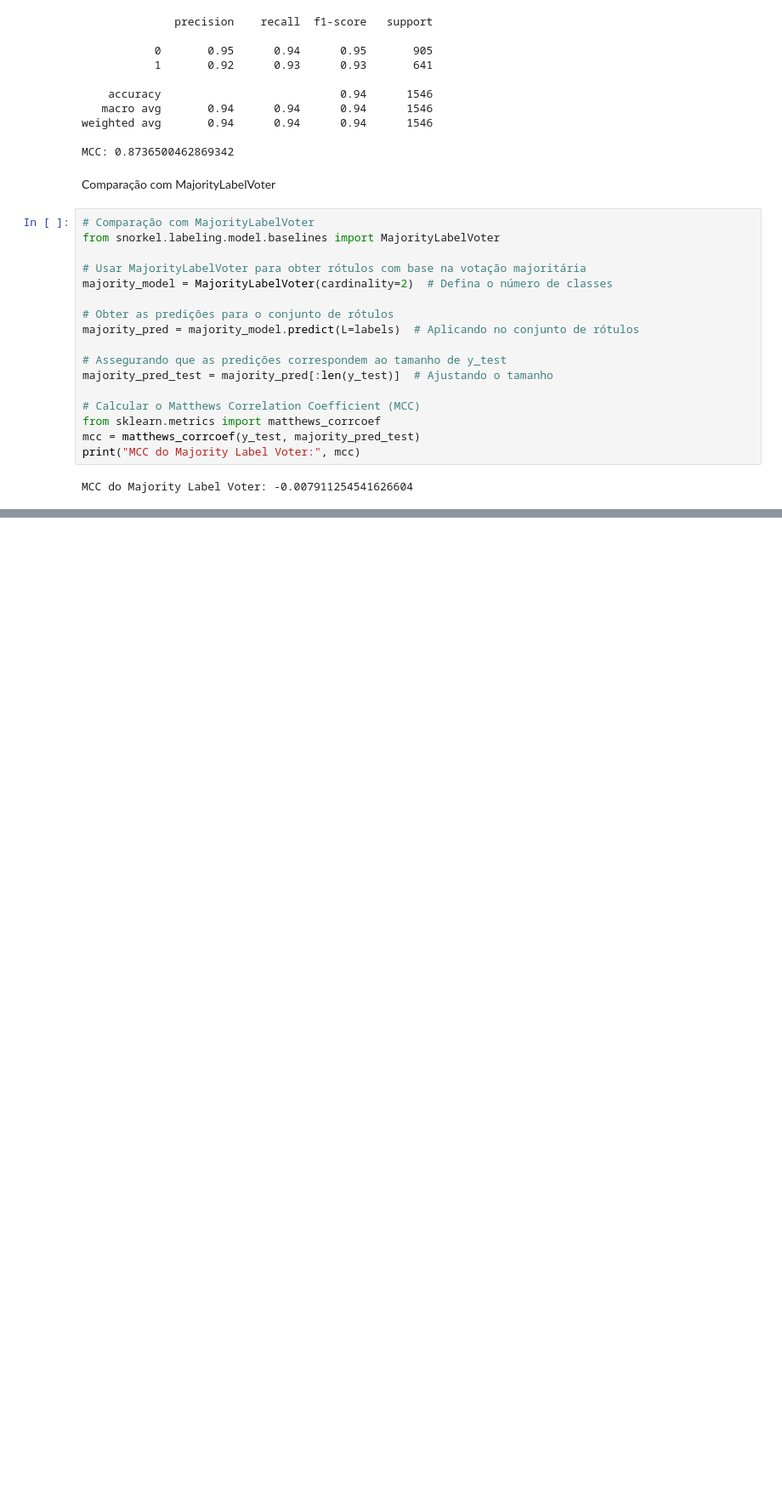
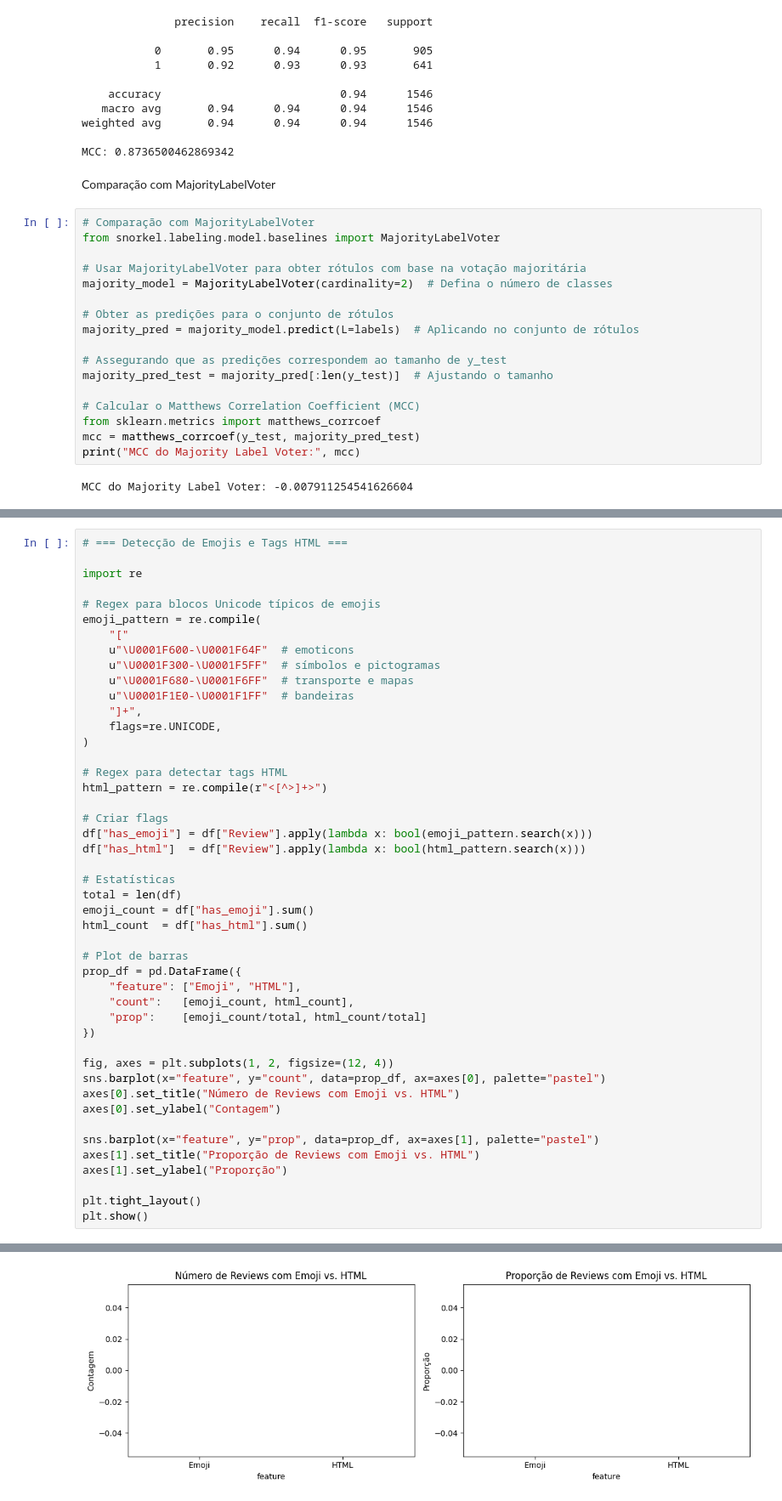
Before and after one commit to AlanOliveira43/Datacentric_01, a Jupyter notebook: Projeto.ipynb, the cells around one changed output, grey strips where cells are left out. Shown at 85% size. Saved outputs shown, nothing was run; the diff lists cells and outputs as text; blank space fills up the shorter version.

```diff
--- a/Projeto.ipynb
+++ b/Projeto.ipynb
@@ -460,0 +493,47 @@ MCC do Majority Label Voter: -0.007911254541626604
+# %%
+# === Detecção de Emojis e Tags HTML ===
+
+import re
+
+# Regex para blocos Unicode típicos de emojis
+emoji_pattern = re.compile(
+    "["
+    u"\U0001F600-\U0001F64F"  # emoticons
+    u"\U0001F300-\U0001F5FF"  # símbolos e pictogramas
+    u"\U0001F680-\U0001F6FF"  # transporte e mapas
+    u"\U0001F1E0-\U0001F1FF"  # bandeiras
+    "]+",
+    flags=re.UNICODE,
+)
+
+# Regex para detectar tags HTML
+html_pattern = re.compile(r"<[^>]+>")
+
+# Criar flags
+df["has_emoji"] = df["Review"].apply(lambda x: bool(emoji_pattern.search(x)))
+df["has_html"]  = df["Review"].apply(lambda x: bool(html_pattern.search(x)))
+
+# Estatísticas
+total = len(df)
+emoji_count = df["has_emoji"].sum()
+html_count  = df["has_html"].sum()
+
+# Plot de barras
+prop_df = pd.DataFrame({
+    "feature": ["Emoji", "HTML"],
+    "count":   [emoji_count, html_count],
+    "prop":    [emoji_count/total, html_count/total]
+})
+
+fig, axes = plt.subplots(1, 2, figsize=(12, 4))
+sns.barplot(x="feature", y="count", data=prop_df, ax=axes[0], palette="pastel")
+axes[0].set_title("Número de Reviews com Emoji vs. HTML")
+axes[0].set_ylabel("Contagem")
+
+sns.barplot(x="feature", y="prop", data=prop_df, ax=axes[1], palette="pastel")
+axes[1].set_title("Proporção de Reviews com Emoji vs. HTML")
+axes[1].set_ylabel("Proporção")
+
+plt.tight_layout()
+plt.show()
+# %% [output]
@@ -460,0 +547 @@ MCC do Majority Label Voter: -0.007911254541626604
+[figure, added]
```
Also changed, not shown: parts of 2 cells of this notebook.
